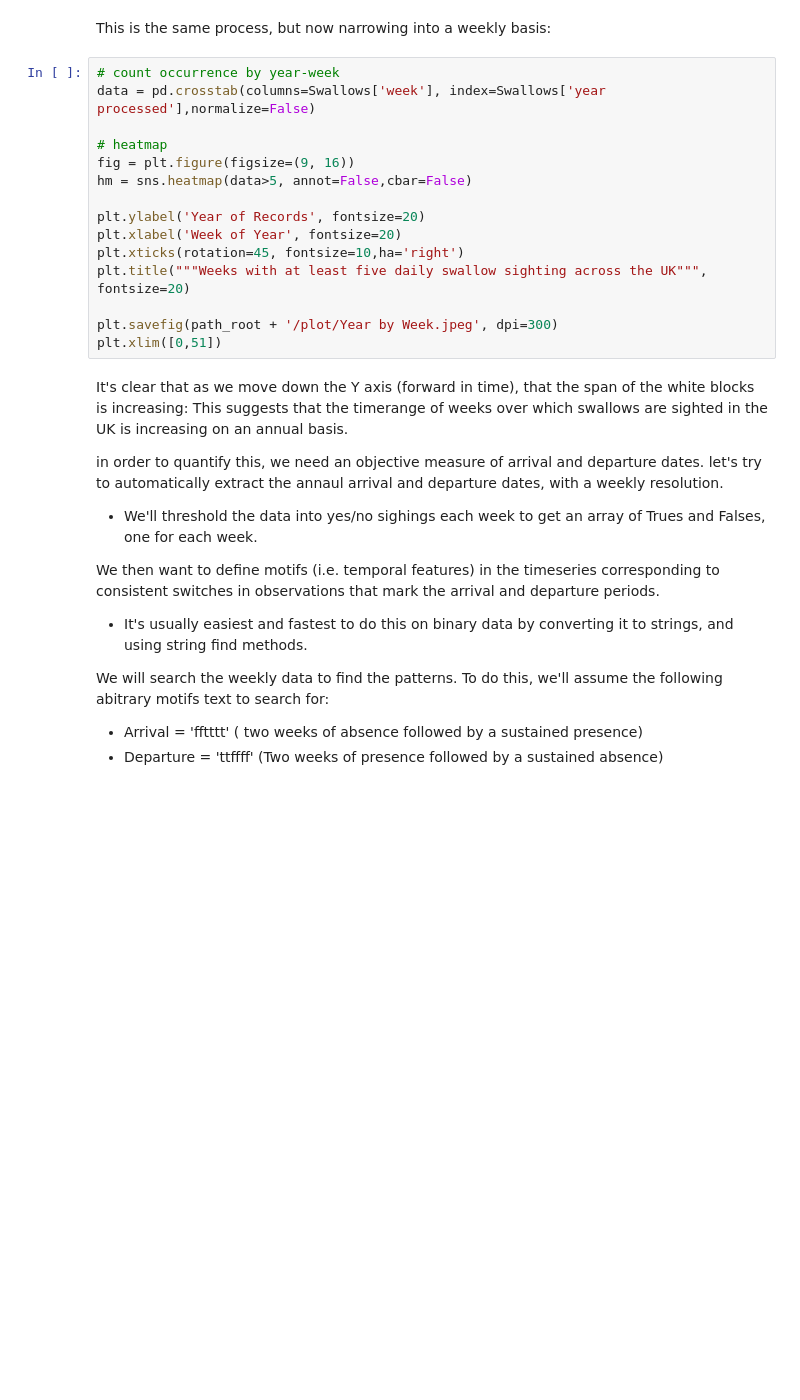
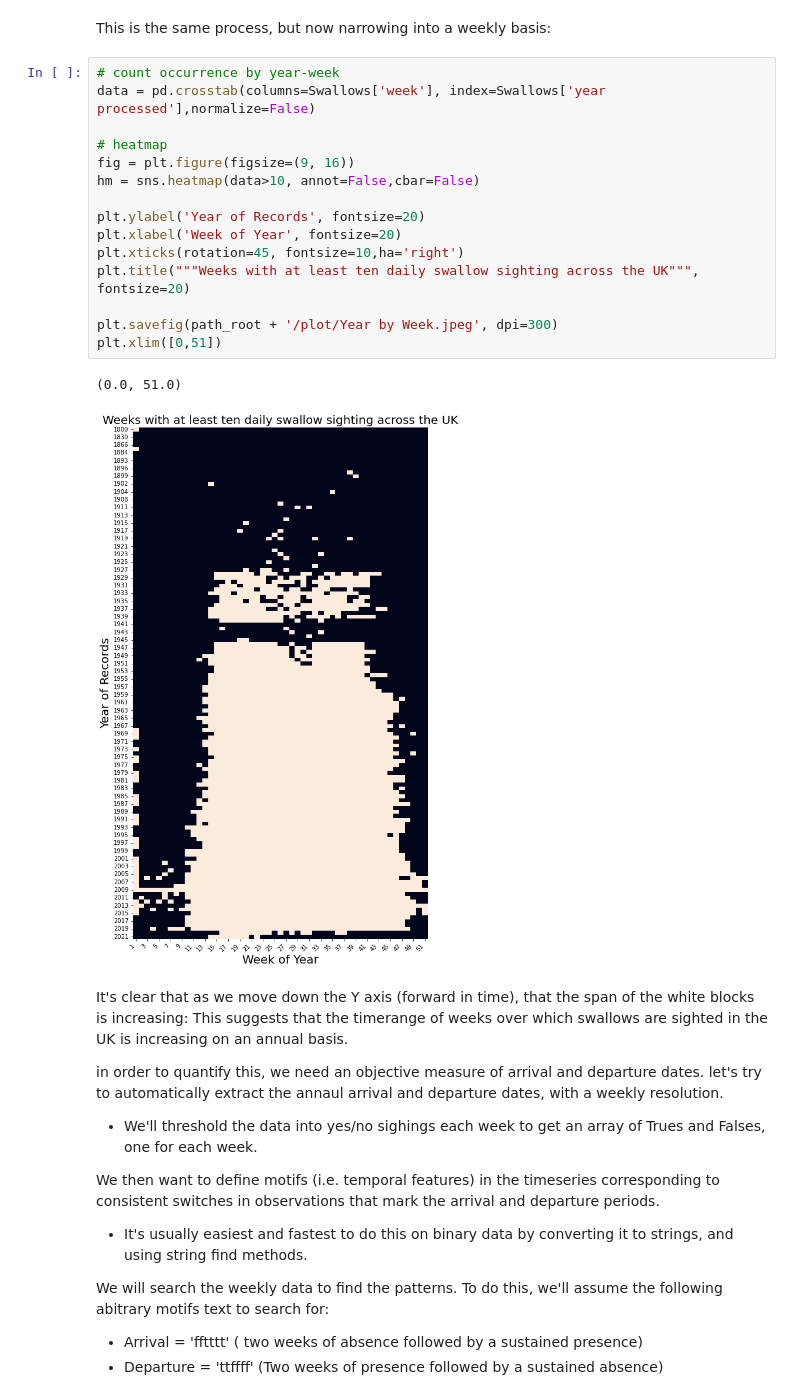
Before and after one commit to apfdomanski/Biodiversity-analysis, a Jupyter notebook: UKswallowMigration.ipynb, the cells around one changed output. Cells and saved outputs as stored; diff of their text form; blank space fills up the shorter version.

```diff
--- a/UKswallowMigration.ipynb
+++ b/UKswallowMigration.ipynb
@@ -196,18 +223,21 @@ This is the same process, but now narrowing into a weekly basis:
 # %%
 # count occurrence by year-week
 data = pd.crosstab(columns=Swallows['week'], index=Swallows['year processed'],normalize=False)
 
 # heatmap
 fig = plt.figure(figsize=(9, 16))
-hm = sns.heatmap(data>5, annot=False,cbar=False)
+hm = sns.heatmap(data>10, annot=False,cbar=False)
 
 plt.ylabel('Year of Records', fontsize=20)
 plt.xlabel('Week of Year', fontsize=20)
 plt.xticks(rotation=45, fontsize=10,ha='right')
-plt.title("""Weeks with at least five daily swallow sighting across the UK""", fontsize=20)
+plt.title("""Weeks with at least ten daily swallow sighting across the UK""", fontsize=20)
 
 plt.savefig(path_root + '/plot/Year by Week.jpeg', dpi=300)
 plt.xlim([0,51])
+# %% [output]
+(0.0, 51.0)
+[figure, added]
 # %% [markdown]
 It's clear that as we move down the Y axis (forward in time), that the span of the white blocks is increasing: This suggests that the timerange of weeks over which swallows are sighted in the UK is increasing on an annual basis.
 
```
Also changed, not shown: parts of 12 cells of this notebook.
